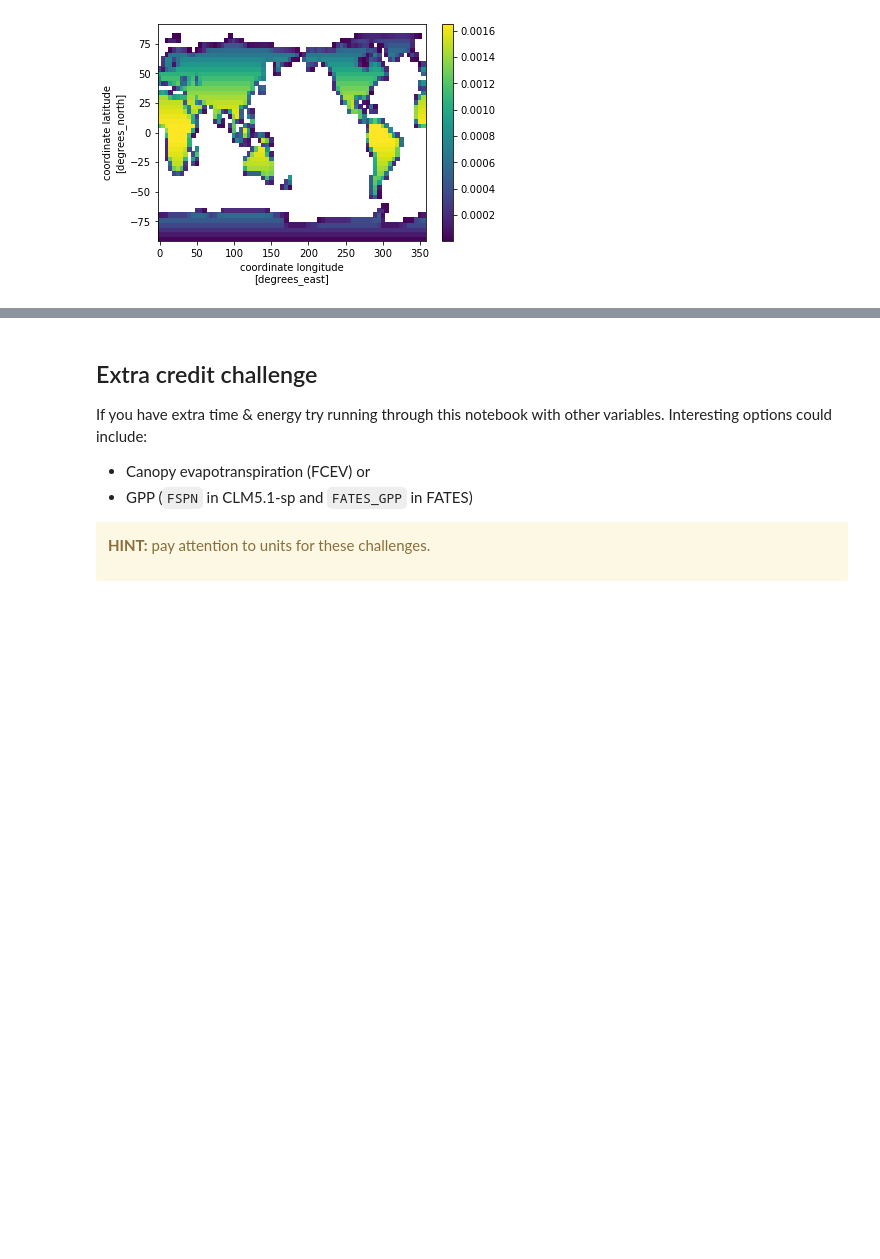
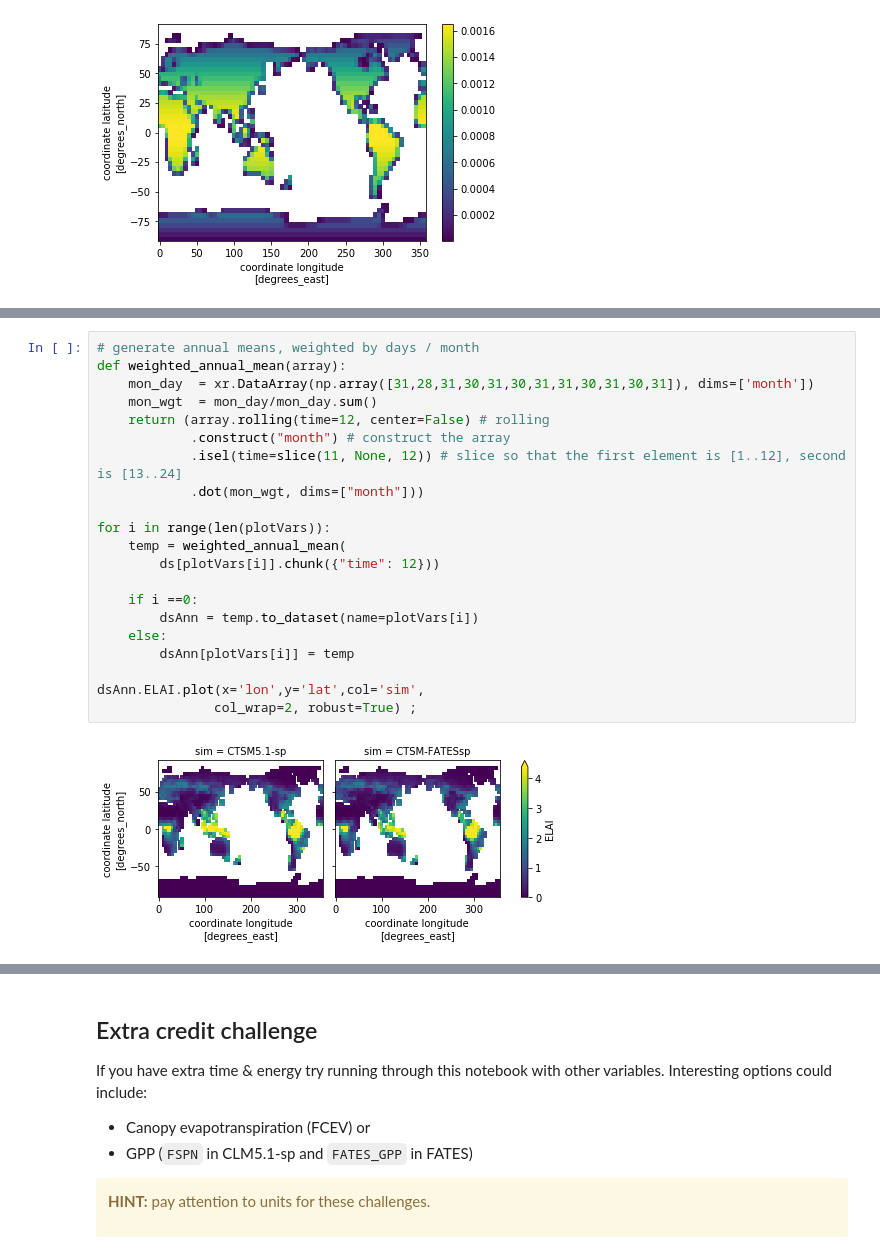
Before and after one commit to NCAR/CTSM-Tutorial, a Jupyter notebook: notebooks/Day1b_GlobalVisualization.ipynb, the cells around one changed output, grey strips where cells are left out. Cells and saved outputs as stored; diff of their text form; blank space fills up the shorter version.

```diff
--- a/notebooks/Day1b_GlobalVisualization.ipynb
+++ b/notebooks/Day1b_GlobalVisualization.ipynb
@@ -345,0 +356,23 @@ for i in range(len(plotVars)):
+# %%
+# generate annual means, weighted by days / month
+def weighted_annual_mean(array):
+    mon_day  = xr.DataArray(np.array([31,28,31,30,31,30,31,31,30,31,30,31]), dims=['month'])
+    mon_wgt  = mon_day/mon_day.sum()
+    return (array.rolling(time=12, center=False) # rolling
+            .construct("month") # construct the array
+            .isel(time=slice(11, None, 12)) # slice so that the first element is [1..12], second is [13..24]
+            .dot(mon_wgt, dims=["month"]))
+
+for i in range(len(plotVars)):
+    temp = weighted_annual_mean(
+        ds[plotVars[i]].chunk({"time": 12}))
+
+    if i ==0:
+        dsAnn = temp.to_dataset(name=plotVars[i])
+    else:
+        dsAnn[plotVars[i]] = temp
+
+dsAnn.ELAI.plot(x='lon',y='lat',col='sim',
+               col_wrap=2, robust=True) ;
+# %% [output]
+[figure, added]
```
Also changed, not shown: parts of 9 cells of this notebook.
